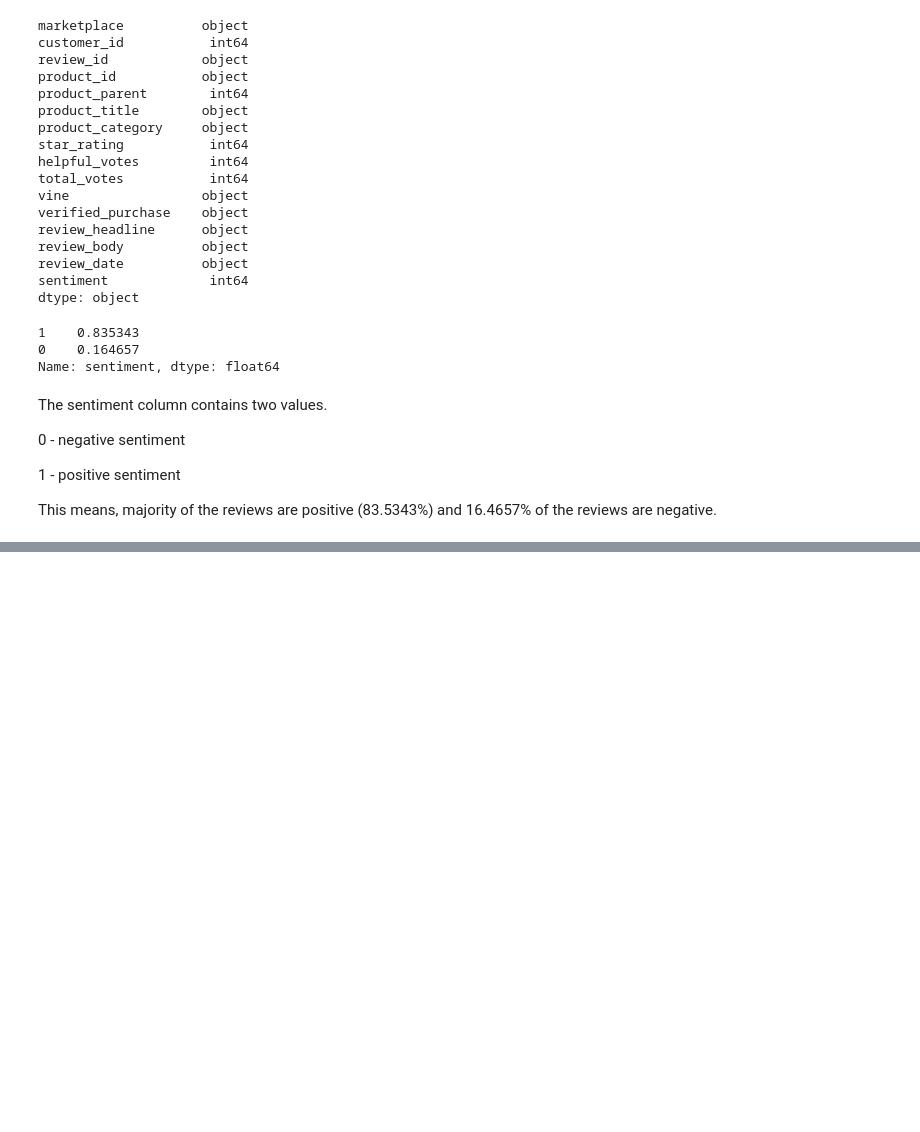
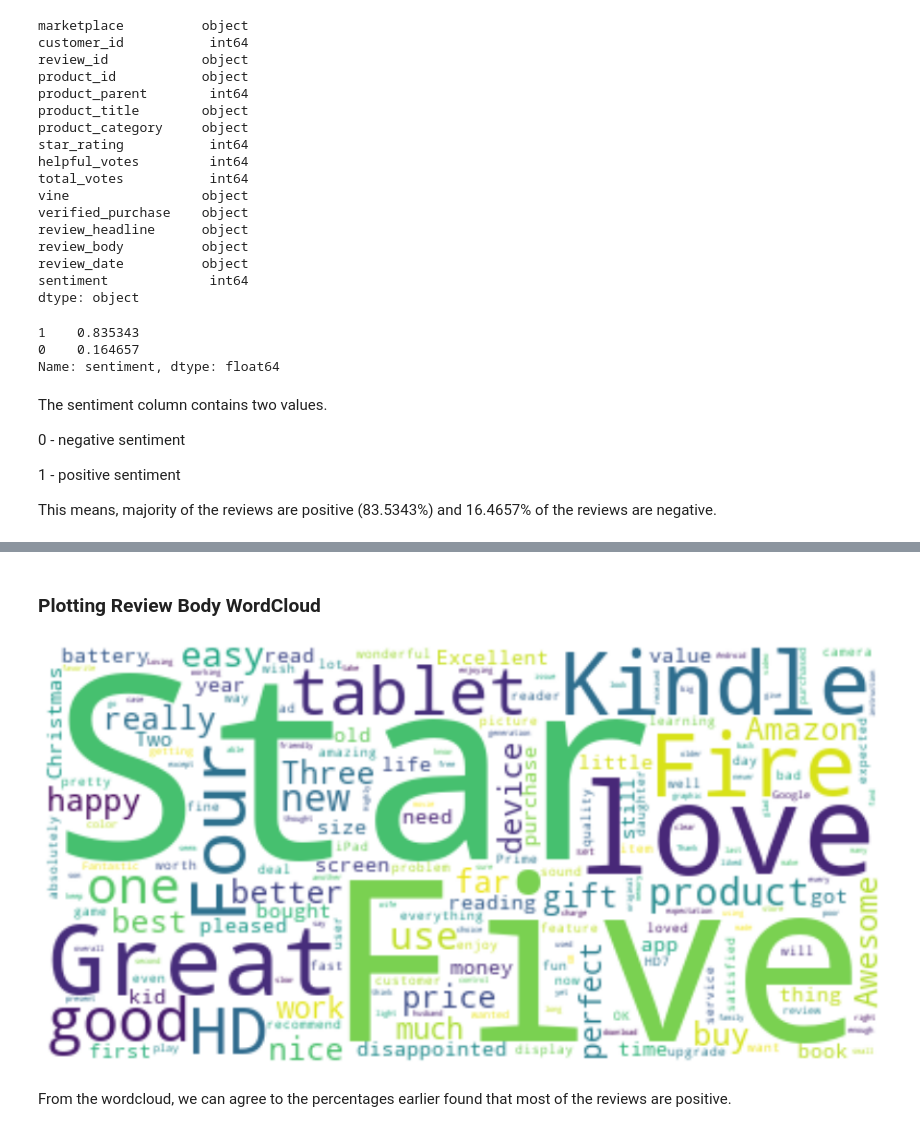
Before and after one commit to PeaceUdoka/Sentiment-analysis-with-python, a Jupyter notebook: Sentiment Analysis With Python.ipynb, the cells around one changed output, grey strips where cells are left out. Saved outputs shown, nothing was run; the diff lists cells and outputs as text; code cells hidden in the pictures; blank space fills up the shorter version.

```diff
--- a/Sentiment Analysis With Python.ipynb
+++ b/Sentiment Analysis With Python.ipynb
@@ -124,3 +146,13 @@ This means, majority of the reviews are positive (83.5343%) and 16.4657% of the
+# %% [markdown]
+### Plotting Review Body WordCloud
+# %%
+plt.imshow(word_cloud_2, interpolation='bilinear')
+plt.axis("off")
+plt.show()
+# %% [output]
+[figure, added]
+# %% [markdown]
+From the wordcloud, we can agree to the percentages earlier found that most of the reviews are positive.
 # %%
 # create new column containing number of words from each review_body
 word_tokens = [word_tokenize(review) for review in data.review_body]
```
Also changed, not shown: parts of 7 cells of this notebook.
